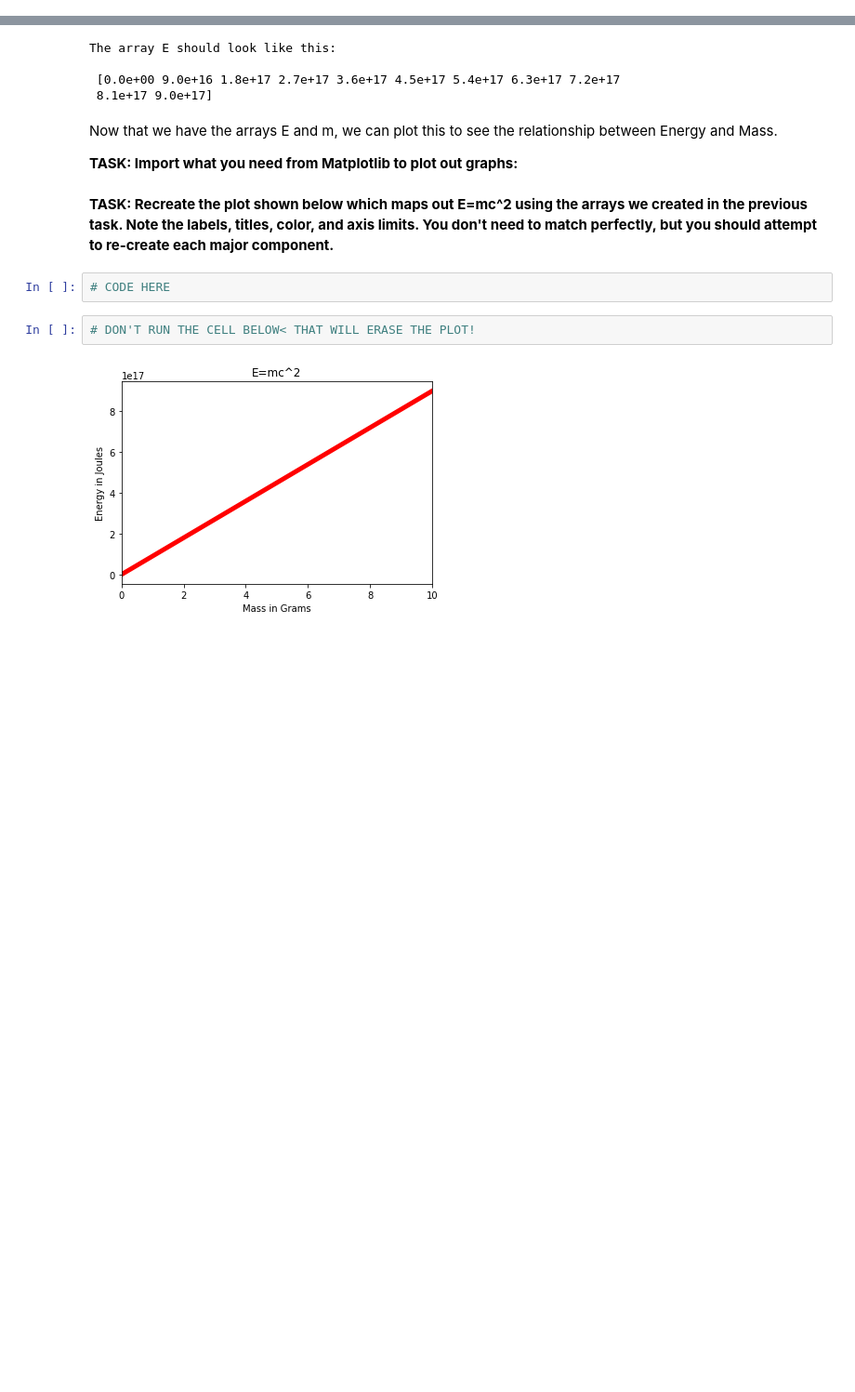
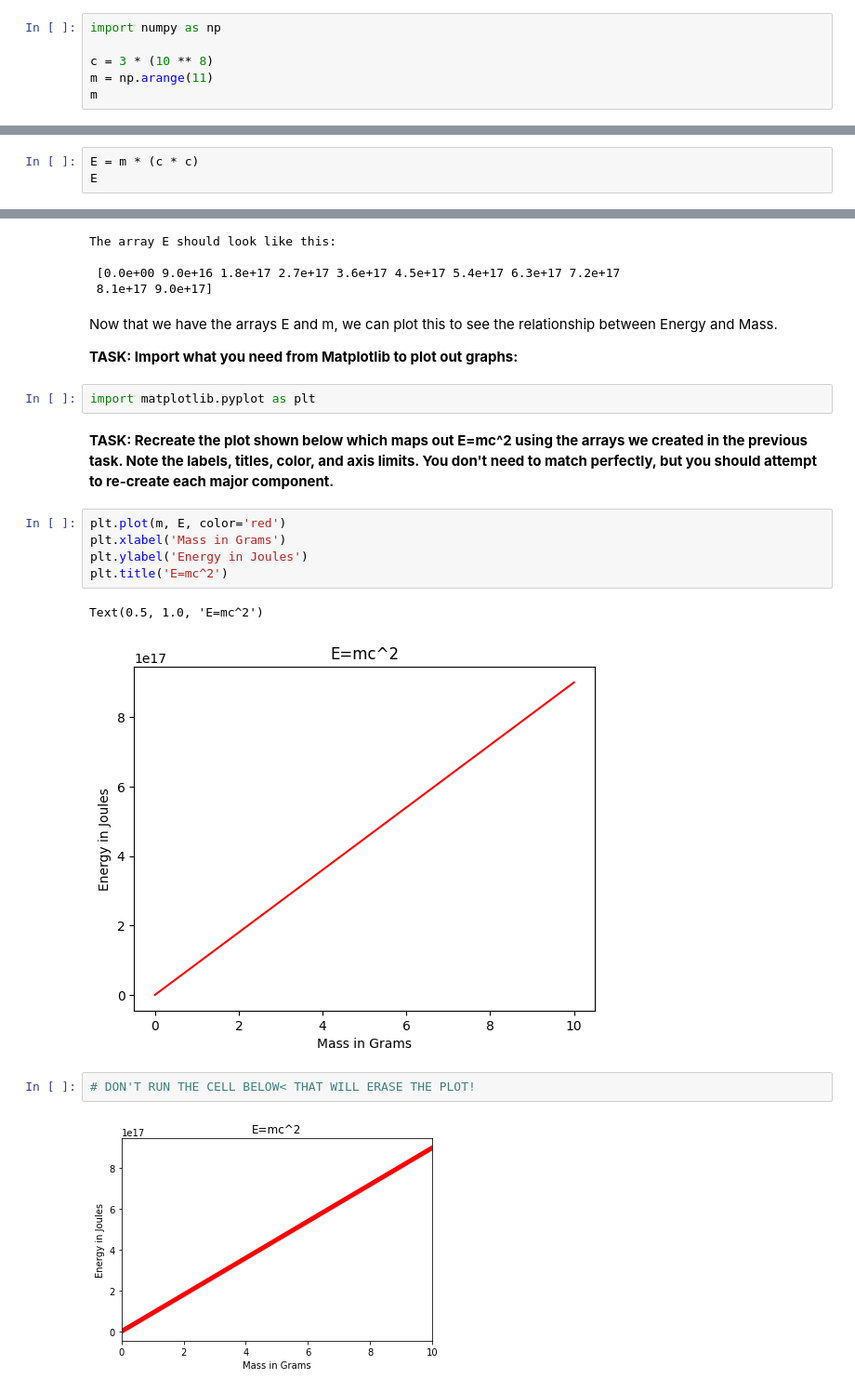
Before and after one commit to bili2002/ML_23-24, a Jupyter notebook: Week_02 - Exploratory data analysis. Modelling the XOR function/for_home_matplotlib.ipynb, the cells around one changed output, grey strips where cells are left out. Shown at 93% size. Drawn from its saved outputs; the diff is of its cells as text; blank space fills up the shorter version.

```diff
--- a/Week_02 - Exploratory data analysis. Modelling the XOR function/for_home_matplotlib.ipynb
+++ b/Week_02 - Exploratory data analysis. Modelling the XOR function/for_home_matplotlib.ipynb
@@ -13,0 +12,6 @@ Use your knowledge of Numpy to create two arrays: E and m , where **m** is simpl
+# %%
+import numpy as np
+
+c = 3 * (10 ** 8)
+m = np.arange(11)
+m
@@ -20,0 +25,3 @@ The array m should look like this:
+# %%
+E = m * (c * c)
+E
@@ -28,10 +40,18 @@ The array E should look like this:
 Now that we have the arrays E and m, we can plot this to see the relationship between Energy and Mass.
 
 **TASK: Import what you need from Matplotlib to plot out graphs:**
+# %%
+import matplotlib.pyplot as plt
 # %% [markdown]
 **TASK: Recreate the plot shown below which maps out E=mc^2 using the arrays we created in the previous task. Note the labels, titles, color, and axis limits. You don't need to match perfectly, but you should attempt to re-create each major component.**
-# %%
-# CODE HERE
+# %%
+plt.plot(m, E, color='red')
+plt.xlabel('Mass in Grams')
+plt.ylabel('Energy in Joules')
+plt.title('E=mc^2')
+# %% [output]
+Text(0.5, 1.0, 'E=mc^2')
+[figure, added]
 # %%
 # DON'T RUN THE CELL BELOW< THAT WILL ERASE THE PLOT!
 # %%
```
Also changed, not shown: parts of 9 cells of this notebook, 1 other file.
